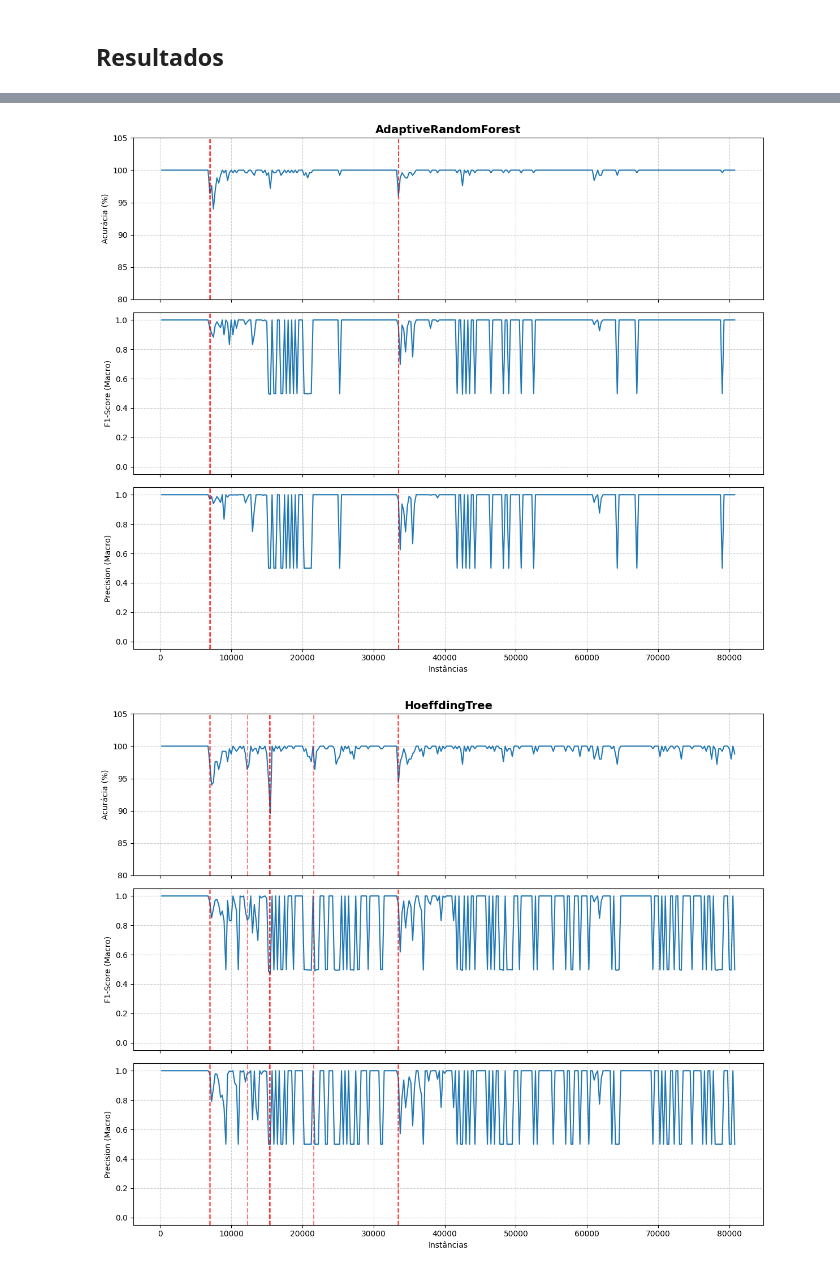
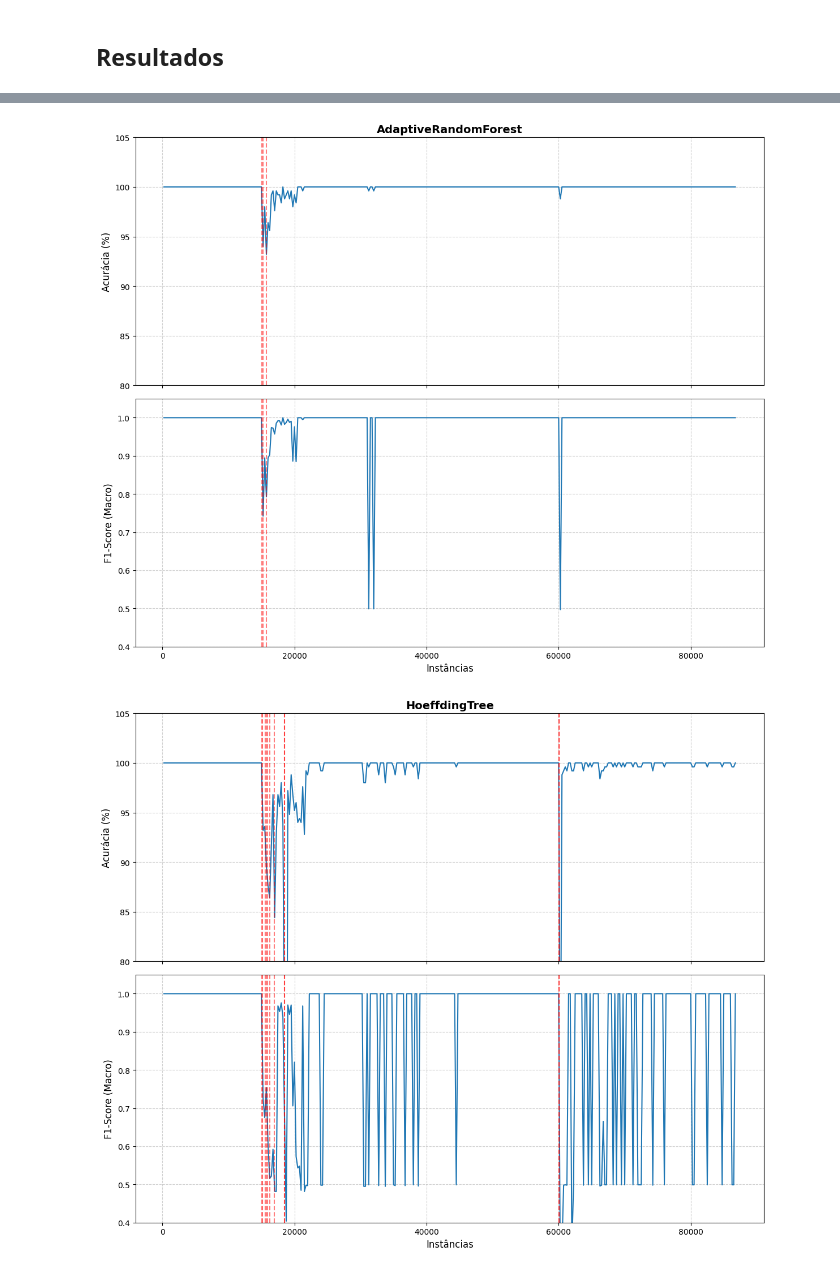
Before and after one commit to iRocktys/anomaly-detection-data-stream, a Jupyter notebook: Develop.ipynb, the cells around one changed output, grey strips where cells are left out. Cells and saved outputs as stored; diff of their text form; code cells hidden in the pictures.

Commit message:
Atualizando as métricas para teste dos modelos

```diff
--- a/Develop.ipynb
+++ b/Develop.ipynb
@@ -19,29 +20,22 @@ from collections import Counter
 # %% [markdown]
 ## Stream
 # %%
-from py.functions import criar_stream
-
-FILE = r'datasets\CICDDoS2019\data\Benign_DNS.csv'
+FILE = r'datasets\CICDDoS2019\data\Benign_Portmap_NetBIOS.csv'
+# FILE = r'datasets\CICDDoS2019\data\Benign_DNS.csv'
 # FILE = r'datasets\CICDDoS2019\data\Benign_DNS_LDAP.csv'
-df_raw = pd.read_csv(FILE)
+df_raw = pd.read_csv(FILE, low_memory=False)
 
 # Esta função única faz todo o trabalho de Carga, Limpeza, Ordenação e Criação
 stream, le_global, features_finais = criar_stream(
     df=df_raw
 )
 
-# # Para alterar entre as streams sintética e real
-# print(stream.get_schema())
-
 # # --- Verificações e Logs ---
-# print("-" * 40)
-# print(f"Processamento Concluído.")
-# print(f"Features Originais no CSV: {len(df_raw.columns)}")
-# print(f"Features Mantidas (após remoção de redundância): {len(features_finais)}")
-# print("-" * 40)
-# print("Schema da Stream (CapyMOA):")
-# print(stream.get_schema())
-# print("-" * 40)
-# print("Colunas Selecionadas:", features_finais)
-# print(len(df_raw))
+print("-" * 40)
+print(f"Processamento Concluído.")
+print(f"Features Originais no CSV: {len(df_raw.columns)}")
+print(f"Features Mantidas: {len(features_finais)}")
+print("-" * 40)
+print("Schema da Stream (CapyMOA):")
+print(stream.get_schema())
 # %% [output]
@@ -359,7 +390,7 @@ MODELO: LeveragingBagging
 # %%
 for state in models_state:
     # Cria uma NOVA figura para CADA modelo
-    fig, (ax1, ax2, ax3) = plt.subplots(3, 1, figsize=(12, 10), sharex=True)
+    fig, (ax1, ax2) = plt.subplots(2, 1, figsize=(12, 10), sharex=True)
     c = 'tab:blue'
 
     # Garante alinhamento dos eixos X e Y
@@ -368,23 +399,18 @@ for state in models_state:
 
     # Acurácia
     ax1.plot(x_axis, state['accuracy_history'][:limit], label='Acurácia', color=c, markersize=4)
-    ax1.set_ylabel('Acurácia (%)')
+    ax1.set_ylabel('Acurácia (%)', fontsize=12)
     ax1.set_title(state['name'], fontsize=14, fontweight='bold')
     ax1.grid(True, linestyle='--', alpha=0.6)
     ax1.set_ylim(80, 105)
 
     # F1-Score
     ax2.plot(x_axis, state['f1_history'][:limit], label='F1-Score', color=c, markersize=4)
-    ax2.set_ylabel('F1-Score (Macro)')
+    ax2.set_ylabel('F1-Score (Macro)', fontsize=12)
     ax2.grid(True, linestyle='--', alpha=0.6)
-    ax2.set_ylim(-0.05, 1.05)
+    ax2.set_ylim(0.4, 1.05)
+    ax2.set_xlabel('Instâncias', fontsize=12)
 
-    # Precision
-    ax3.plot(x_axis, state['precision_history'][:limit], label='Precision', color=c, markersize=4)
-    ax3.set_ylabel('Precision (Macro)')
-    ax3.set_xlabel('Instâncias')
-    ax3.grid(True, linestyle='--', alpha=0.6)
-    ax3.set_ylim(-0.05, 1.05)
 
     # Adicionar Linhas de Drift
     drift_count = len(state['drifts_detected'])
@@ -393,7 +419,6 @@ for state in models_state:
             # Mantive vermelho para destacar o evento, mas sem legenda
             ax1.axvline(x=drift_x, color='red', linestyle='--', alpha=0.5, linewidth=1.5)
             ax2.axvline(x=drift_x, color='red', linestyle='--', alpha=0.5, linewidth=1.5)
-            ax3.axvline(x=drift_x, color='red', linestyle='--', alpha=0.5, linewidth=1.5)
     plt.tight_layout()
     plt.show()
 # %% [output]
@@ -402,2 +427,2 @@ for state in models_state:
-[figure, old version]
+[figure, new version]
-[figure, old version]
+[figure, new version]
```
Also changed, not shown: parts of 4 cells of this notebook, 1 other file.
